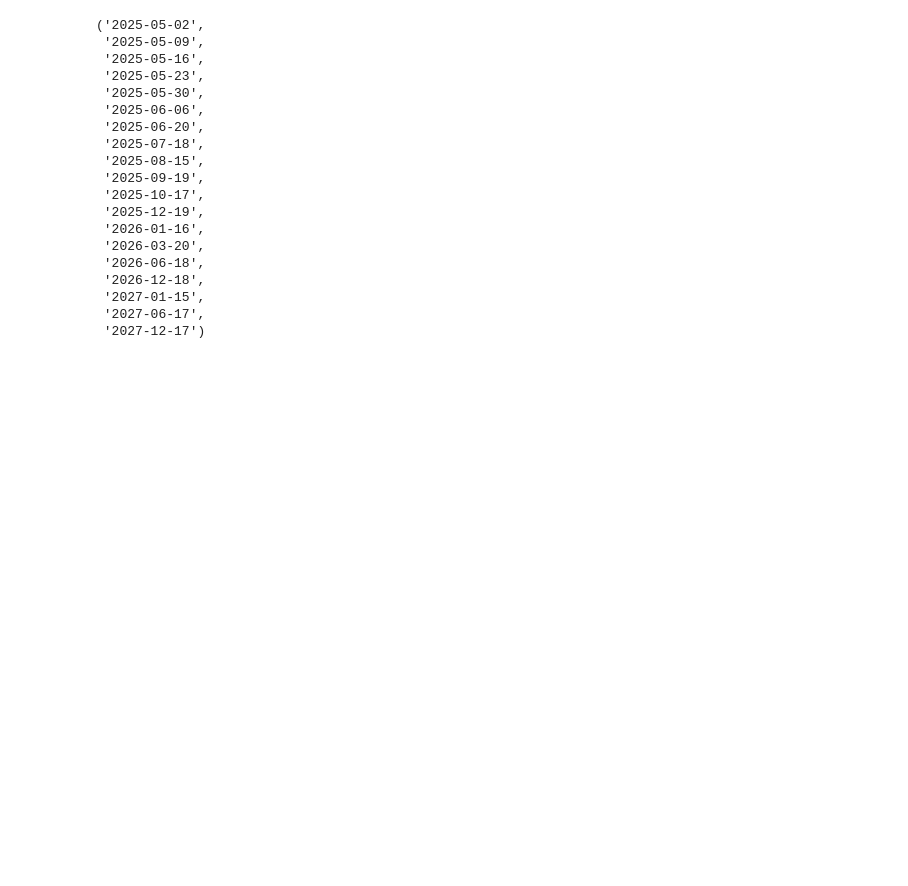
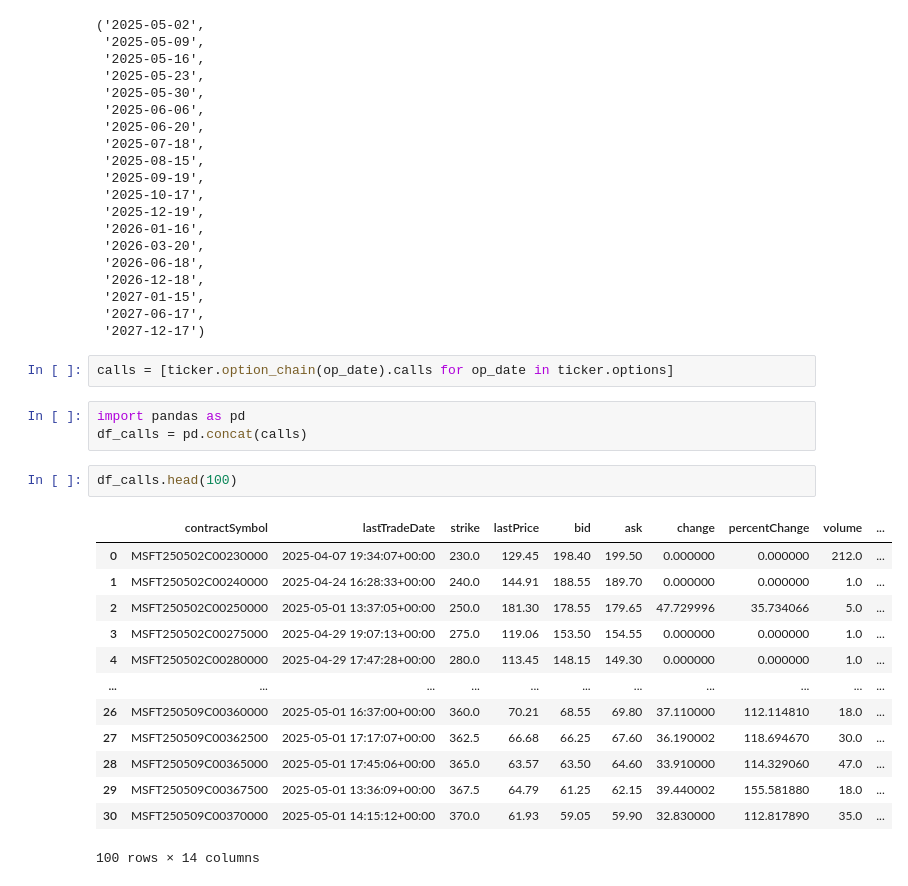
Before and after one commit to WillWang1989/misc, a Jupyter notebook: code snippets/yfinance.ipynb, the cells around one changed output. Drawn from its saved outputs; the diff is of its cells as text; blank space fills up the shorter version.

```diff
--- a/code snippets/yfinance.ipynb
+++ b/code snippets/yfinance.ipynb
@@ -49,3 +49,24 @@ ticker.options
  '2027-01-15',
  '2027-06-17',
  '2027-12-17')
+# %%
+calls = [ticker.option_chain(op_date).calls for op_date in ticker.options]
+# %%
+import pandas as pd
+df_calls = pd.concat(calls)
+# %%
+df_calls.head(100)
+# %% [output]
+|  | contractSymbol | lastTradeDate | strike | lastPrice | bid | ask | change | percentChange | volume | ... |
+| 0 | MSFT250502C00230000 | 2025-04-07 19:34:07+00:00 | 230.0 | 129.45 | 198.40 | 199.50 | 0.000000 | 0.000000 | 212.0 | ... |
+| 1 | MSFT250502C00240000 | 2025-04-24 16:28:33+00:00 | 240.0 | 144.91 | 188.55 | 189.70 | 0.000000 | 0.000000 | 1.0 | ... |
+| 2 | MSFT250502C00250000 | 2025-05-01 13:37:05+00:00 | 250.0 | 181.30 | 178.55 | 179.65 | 47.729996 | 35.734066 | 5.0 | ... |
+| 3 | MSFT250502C00275000 | 2025-04-29 19:07:13+00:00 | 275.0 | 119.06 | 153.50 | 154.55 | 0.000000 | 0.000000 | 1.0 | ... |
+| 4 | MSFT250502C00280000 | 2025-04-29 17:47:28+00:00 | 280.0 | 113.45 | 148.15 | 149.30 | 0.000000 | 0.000000 | 1.0 | ... |
+| ... | ... | ... | ... | ... | ... | ... | ... | ... | ... | ... |
+| 26 | MSFT250509C00360000 | 2025-05-01 16:37:00+00:00 | 360.0 | 70.21 | 68.55 | 69.80 | 37.110000 | 112.114810 | 18.0 | ... |
+| 27 | MSFT250509C00362500 | 2025-05-01 17:17:07+00:00 | 362.5 | 66.68 | 66.25 | 67.60 | 36.190002 | 118.694670 | 30.0 | ... |
+| 28 | MSFT250509C00365000 | 2025-05-01 17:45:06+00:00 | 365.0 | 63.57 | 63.50 | 64.60 | 33.910000 | 114.329060 | 47.0 | ... |
+| 29 | MSFT250509C00367500 | 2025-05-01 13:36:09+00:00 | 367.5 | 64.79 | 61.25 | 62.15 | 39.440002 | 155.581880 | 18.0 | ... |
+| 30 | MSFT250509C00370000 | 2025-05-01 14:15:12+00:00 | 370.0 | 61.93 | 59.05 | 59.90 | 32.830000 | 112.817890 | 35.0 | ... |
+100 rows × 14 columns
```
Also changed, not shown: parts of 2 cells of this notebook.
